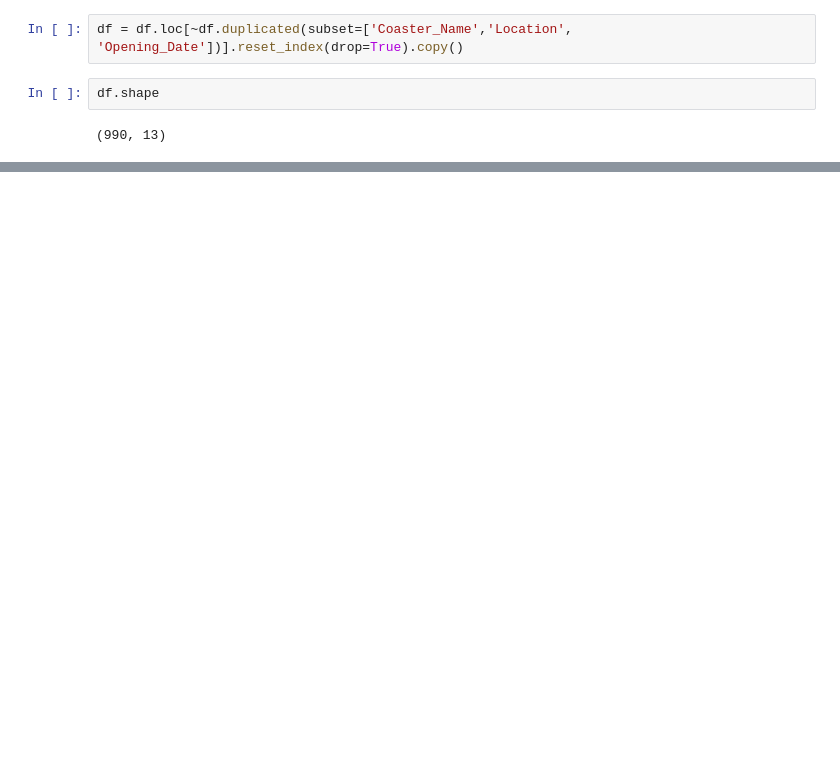
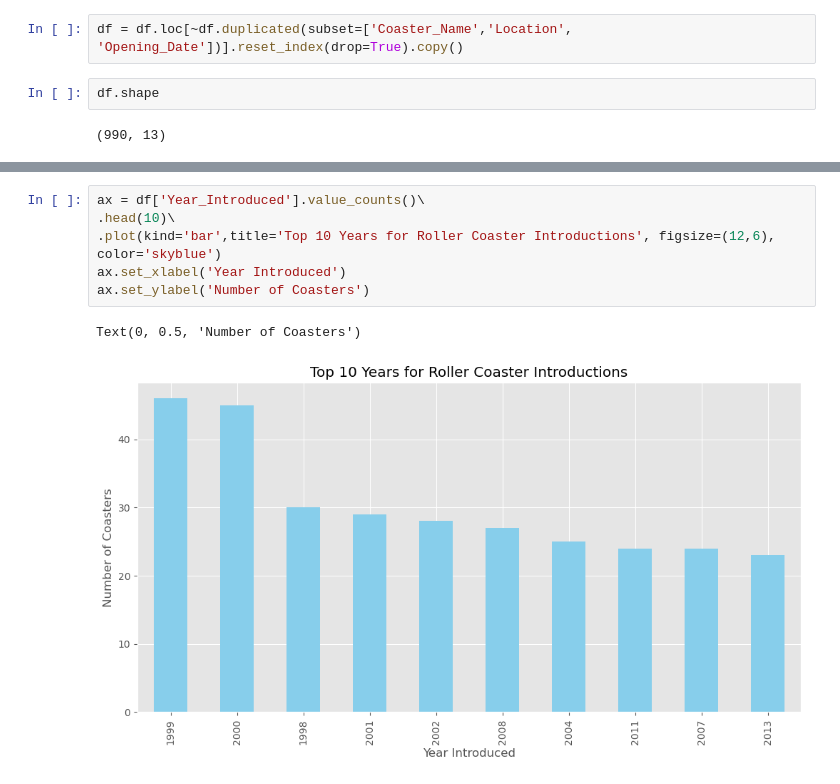
Before and after one commit to Himanshukumar56/Exploratory-Data-Analysis, a Jupyter notebook: main.ipynb, the cells around one changed output, grey strips where cells are left out. Saved outputs shown, nothing was run; the diff lists cells and outputs as text; blank space fills up the shorter version.

```diff
--- a/main.ipynb
+++ b/main.ipynb
@@ -151,0 +168,9 @@ df.shape
+# %%
+ax = df['Year_Introduced'].value_counts()\
+.head(10)\
+.plot(kind='bar',title='Top 10 Years for Roller Coaster Introductions', figsize=(12,6), color='skyblue')
+ax.set_xlabel('Year Introduced')
+ax.set_ylabel('Number of Coasters')
+# %% [output]
+Text(0, 0.5, 'Number of Coasters')
+[figure, added]
```
Also changed, not shown: parts of 3 cells of this notebook.
